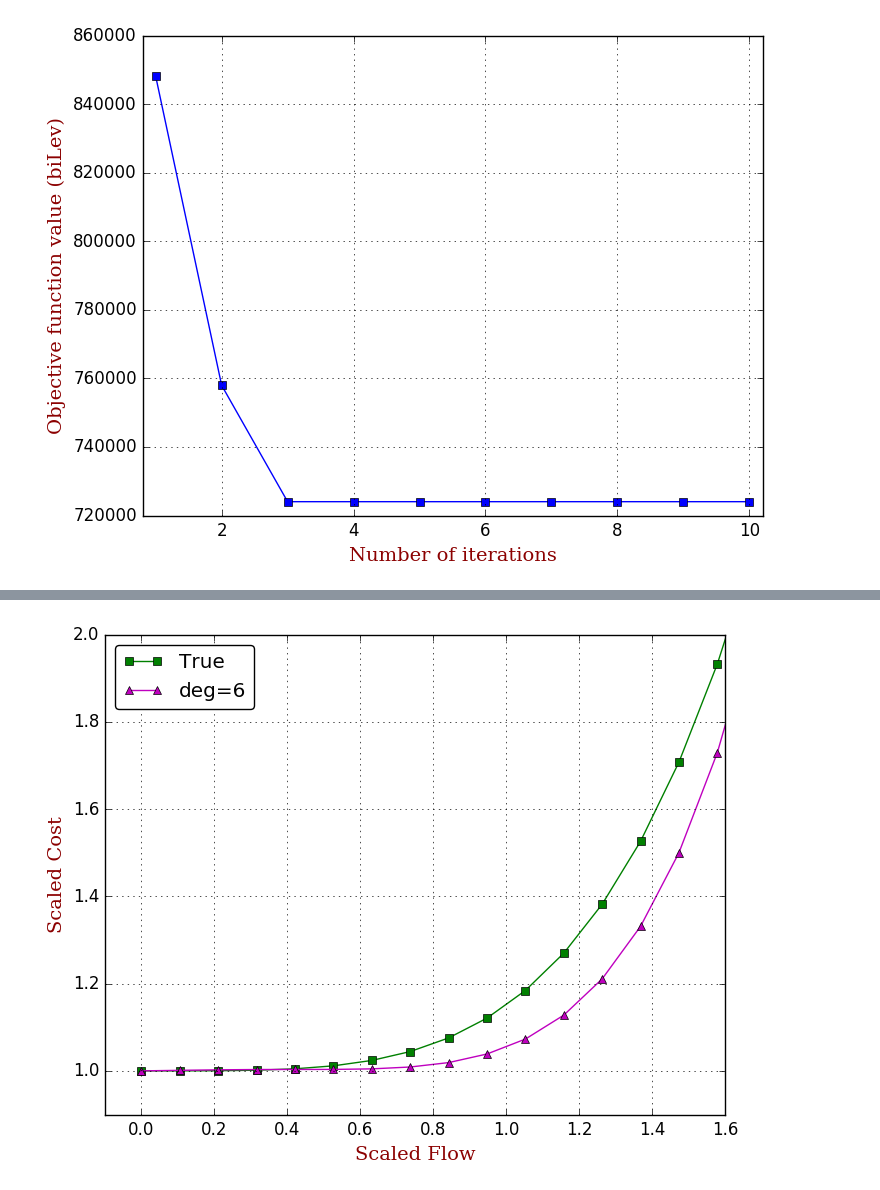
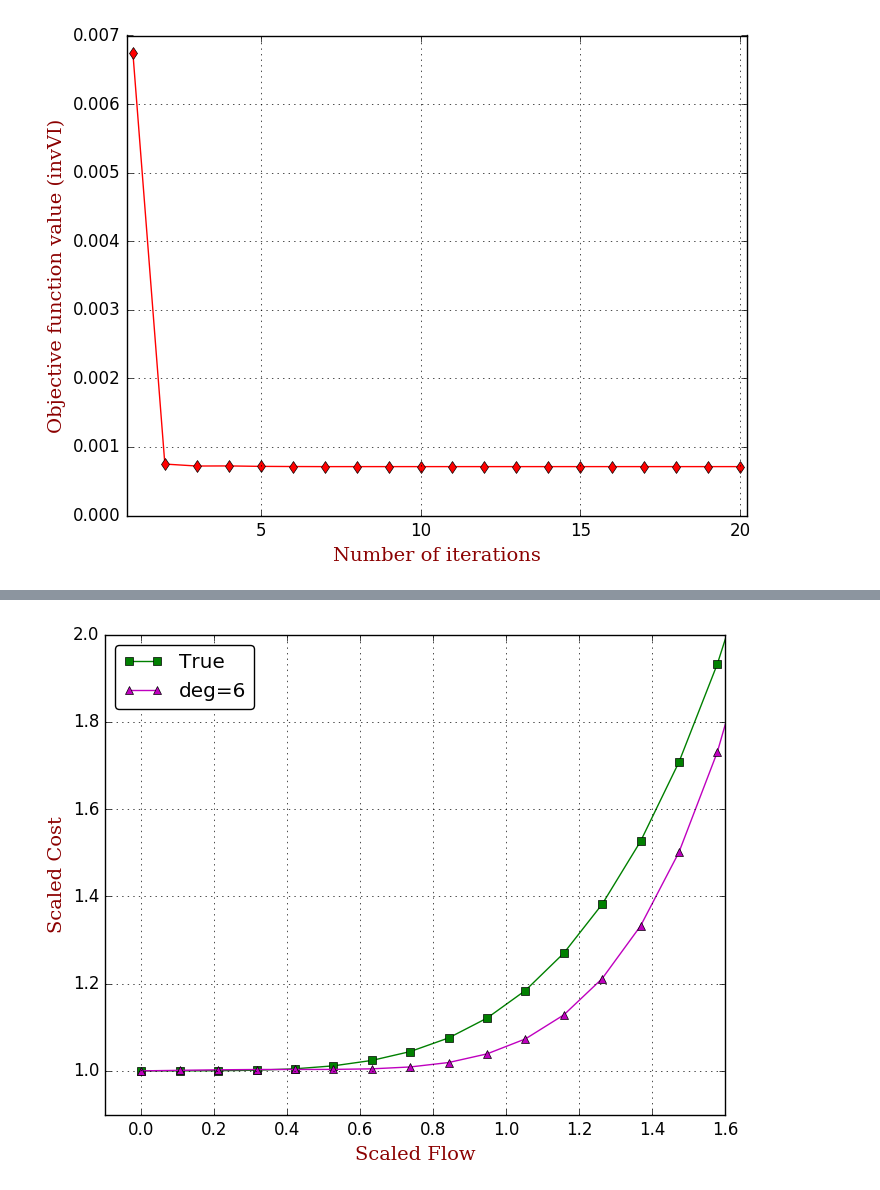
Before and after one commit to jingzbu/InverseVIsTraffic, a Jupyter notebook: 08_develop_new_OD_demand_estimator_Sioux/06_demands_adjustment_Sioux_simp_03_Gradient.ipynb, the cells around one changed output, grey strips where cells are left out. Saved outputs shown, nothing was run; the diff lists cells and outputs as text; code cells hidden in the pictures.

Commit message:
clean visualization code

```diff
--- a/08_develop_new_OD_demand_estimator_Sioux/06_demands_adjustment_Sioux_simp_03_Gradient.ipynb
+++ b/08_develop_new_OD_demand_estimator_Sioux/06_demands_adjustment_Sioux_simp_03_Gradient.ipynb
@@ -80 +48,4 @@ Dict{(Int64,Int64),Arc} with 30 entries:
+# %%
+# number of iterations
+N = 19;
 # %%
@@ -140,26 +182,26 @@ Dict{Int64,Float64} with 10 entries:
 # %%
 using PyPlot
 
-iterNum = 1:10
+iterNum = 1:(N+1)
 
-objFun = map(iterNum->objFunDict[iterNum], iterNum)
+objFun = map(iterNum->objInvVIDict[iterNum], iterNum)
 
 # plot(iterNum, objFun, "s-g", label="True")
 
-plot(iterNum, objFun, "s-b")
+plot(iterNum, objFun, "d-r")
 
 # legend(loc="upper right",fancybox="true")
 
 grid("on")
 
-xlim(.8, 10.2)
+xlim(0.8, N + 1 + .2)
 # ylim(0.9, 2.0)
 
 font1 = ["family"=>"serif", "color"=>"darkred", "weight"=>"normal", "size"=>14]
 
 xlabel("Number of iterations", fontdict=font1)
-ylabel("Objective function value (biLev)", fontdict=font1)
+ylabel("Objective function value (invVI)", fontdict=font1)
 
-savefig("objFun_biLev_Sioux_simp.pdf")
+savefig("objFun_invVI_Sioux_simp.pdf")
 # %% [output]
-[figure, old version]
+[figure, new version]
```
Also changed, not shown: parts of 16 cells of this notebook, 18 other files.
